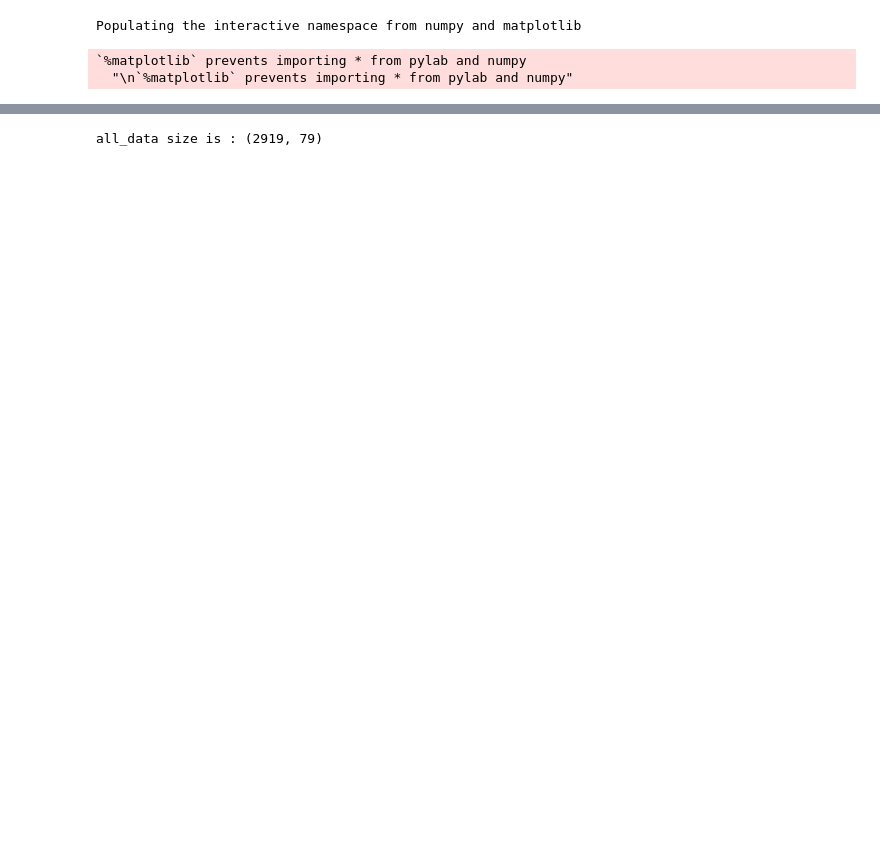
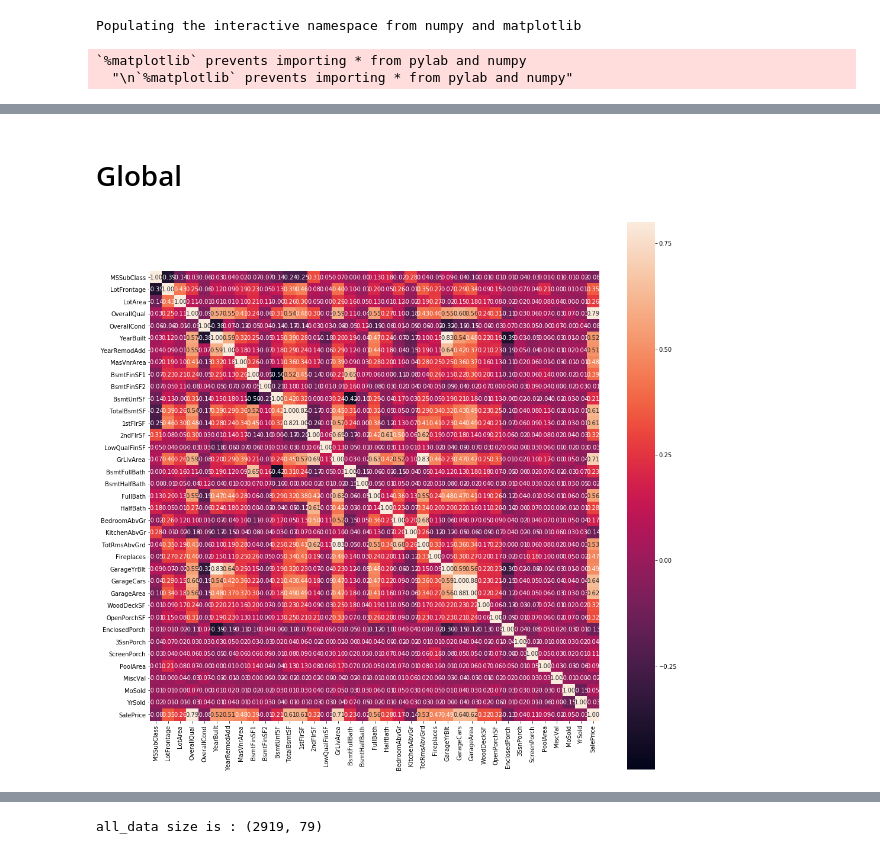
Before and after one commit to SergeyAnokhin/jupyter, a Jupyter notebook: kaggle/HousePrices/main.ipynb, the cells around one changed output, grey strips where cells are left out. Cells and saved outputs as stored; diff of their text form; code cells hidden in the pictures; blank space fills up the shorter version.

```diff
--- a/kaggle/HousePrices/main.ipynb
+++ b/kaggle/HousePrices/main.ipynb
@@ -60,0 +53,9 @@ ts = pd.read_csv('data/test.csv', index_col='Id')
+# %% [markdown]
+# Global
+# %%
+#correlation matrix
+corrmat = df.corr()
+f, ax = plt.subplots(figsize=(17, 17))
+sns.heatmap(corrmat, vmax=.8, square=True, annot=True, fmt='.2f', annot_kws={'size': 10});
+# %% [output]
+[figure, added]
```
Also changed, not shown: parts of 45 cells of this notebook, 10 other files.
